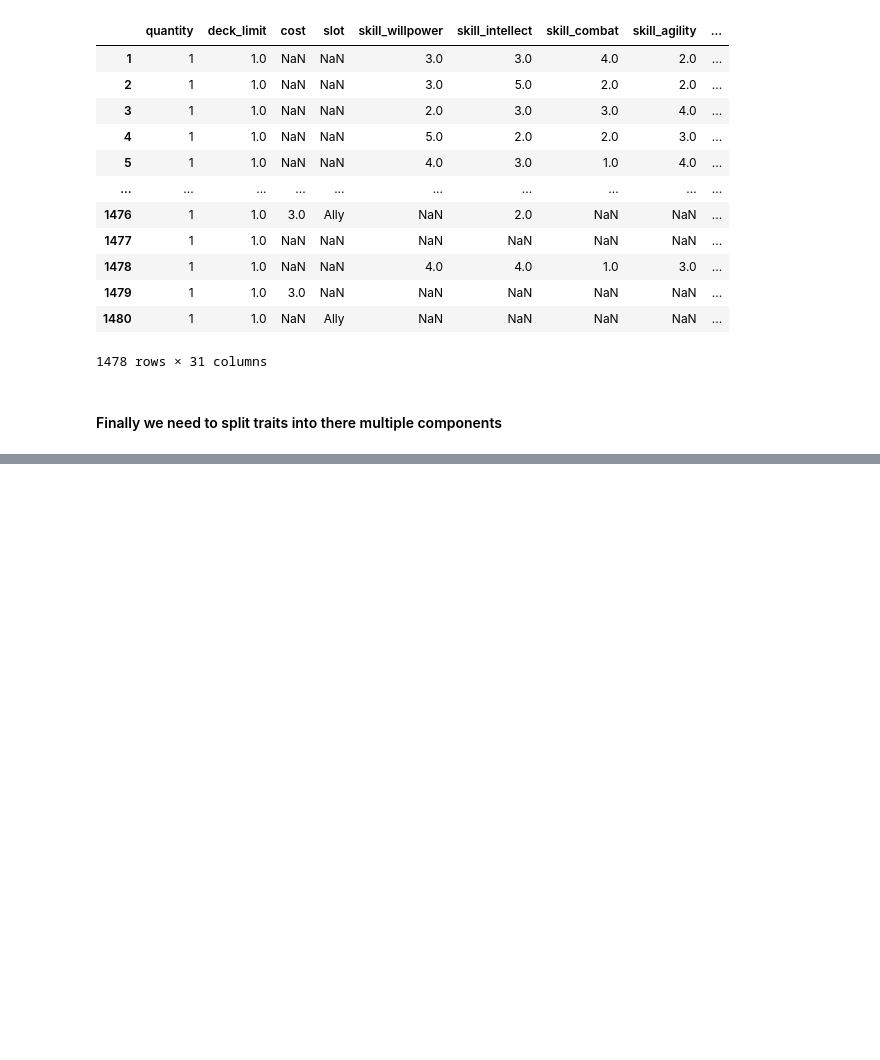
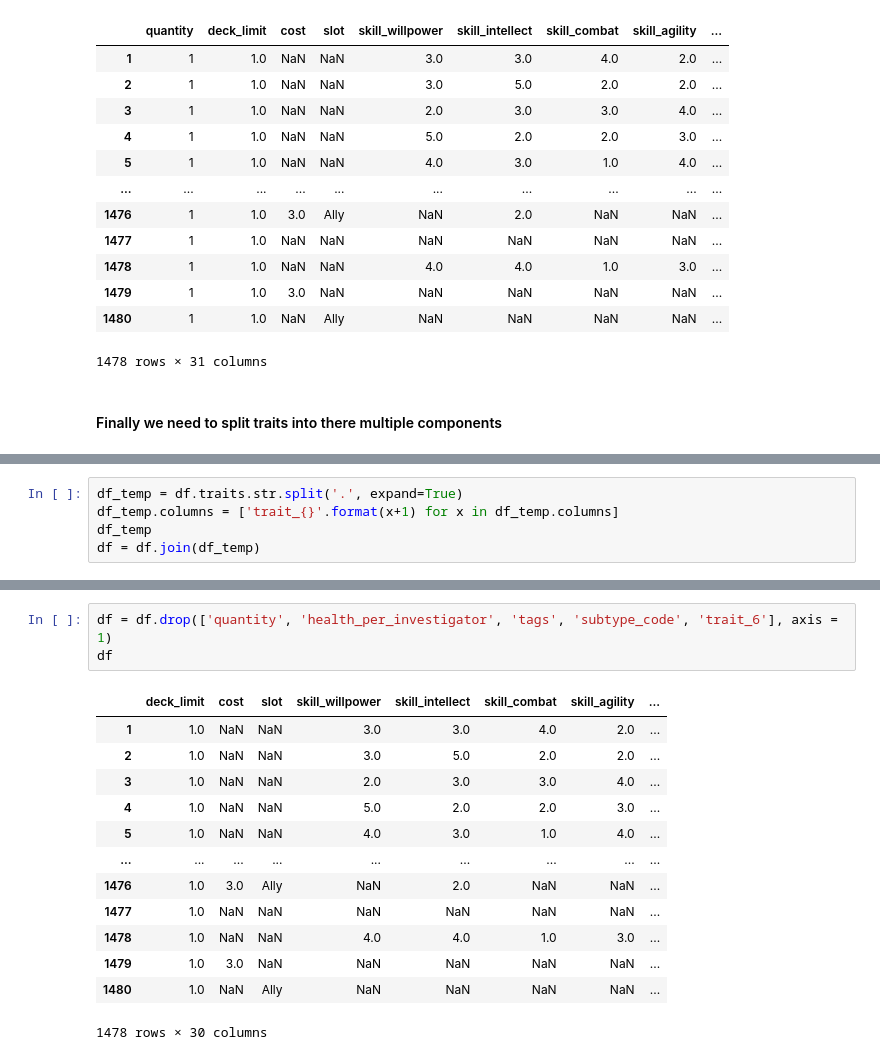
Before and after one commit to SifTheGreater/ah_data, a Jupyter notebook: Tableau_Prep.ipynb, the cells around one changed output, grey strips where cells are left out. Saved outputs shown, nothing was run; the diff lists cells and outputs as text; blank space fills up the shorter version.

```diff
--- a/Tableau_Prep.ipynb
+++ b/Tableau_Prep.ipynb
@@ -314,0 +334,5 @@ See the caveats in the documentation: https://pandas.pydata.org/pandas-docs/stab
+# %%
+df_temp = df.traits.str.split('.', expand=True)
+df_temp.columns = ['trait_{}'.format(x+1) for x in df_temp.columns]
+df_temp
+df = df.join(df_temp)
@@ -314,0 +407,17 @@ See the caveats in the documentation: https://pandas.pydata.org/pandas-docs/stab
+# %%
+df = df.drop(['quantity', 'health_per_investigator', 'tags', 'subtype_code', 'trait_6'], axis = 1)
+df
+# %% [output]
+|  | deck_limit | cost | slot | skill_willpower | skill_intellect | skill_combat | skill_agility | ... |
+| 1 | 1.0 | NaN | NaN | 3.0 | 3.0 | 4.0 | 2.0 | ... |
+| 2 | 1.0 | NaN | NaN | 3.0 | 5.0 | 2.0 | 2.0 | ... |
+| 3 | 1.0 | NaN | NaN | 2.0 | 3.0 | 3.0 | 4.0 | ... |
+| 4 | 1.0 | NaN | NaN | 5.0 | 2.0 | 2.0 | 3.0 | ... |
+| 5 | 1.0 | NaN | NaN | 4.0 | 3.0 | 1.0 | 4.0 | ... |
+| ... | ... | ... | ... | ... | ... | ... | ... | ... |
+| 1476 | 1.0 | 3.0 | Ally | NaN | 2.0 | NaN | NaN | ... |
+| 1477 | 1.0 | NaN | NaN | NaN | NaN | NaN | NaN | ... |
+| 1478 | 1.0 | NaN | NaN | 4.0 | 4.0 | 1.0 | 3.0 | ... |
+| 1479 | 1.0 | 3.0 | NaN | NaN | NaN | NaN | NaN | ... |
+| 1480 | 1.0 | NaN | Ally | NaN | NaN | NaN | NaN | ... |
+1478 rows × 30 columns
```
Also changed, not shown: parts of 12 cells of this notebook.
